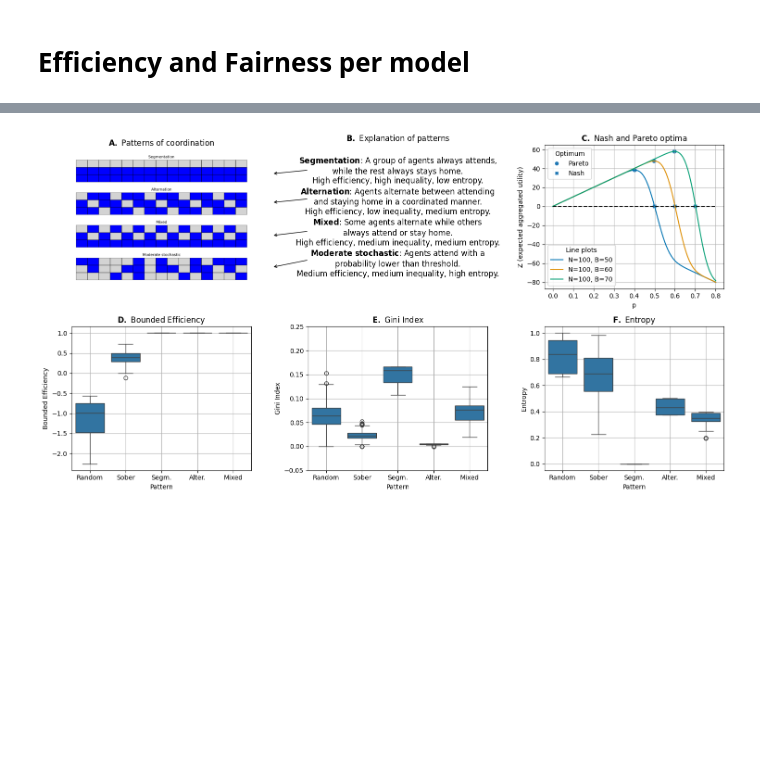
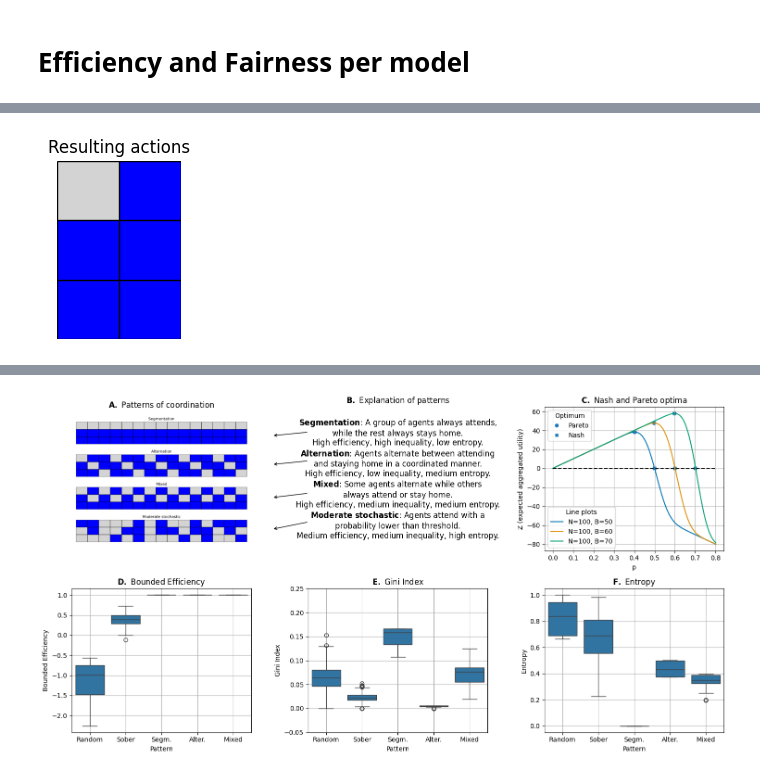
Before and after one commit to EAndrade-Lotero/Cognitive_Models_El_Farol_Bar_Problem, a Jupyter notebook: Notebooks/exp_fig1.ipynb, the cells around one changed output, grey strips where cells are left out. Cells and saved outputs as stored; diff of their text form; code cells hidden in the pictures; blank space fills up the shorter version.

```diff
--- a/Notebooks/exp_fig1.ipynb
+++ b/Notebooks/exp_fig1.ipynb
@@ -21,3 +103,17 @@ rng = np.random.default_rng(2)
+# %%
+num_rounds = 2
+
+fig, ax =plot_pattern(
+    list_of_alternations=[[[1, 1, 0], [1, 1, 1]]],
+    title='Resulting actions',
+    num_rounds=num_rounds,
+)
+
+fig.tight_layout(w_pad=5)
+fig.set_size_inches(1.3, 2)
+fig.savefig(PATHS['exploratory_figures'] / 'resulting_actions.png', dpi=300)
+# %% [output]
+[figure, added]
 # %%
 def plot_stability(list_of_alternations, list_of_titles, num_rounds):
 	fig, axes = plt.subplots(len(list_of_alternations))
```
Also changed, not shown: parts of 4 cells of this notebook, 17 other files.
